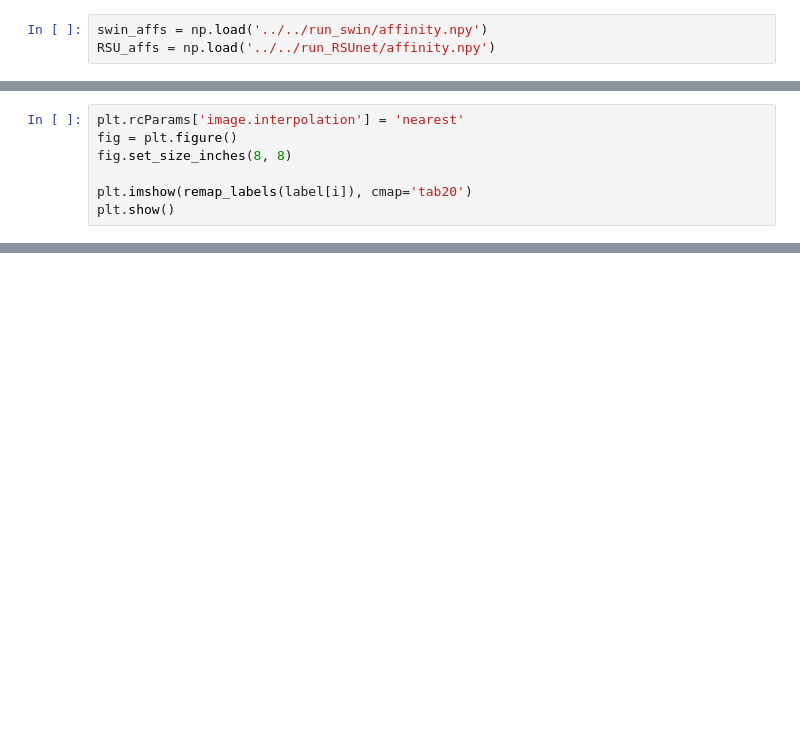
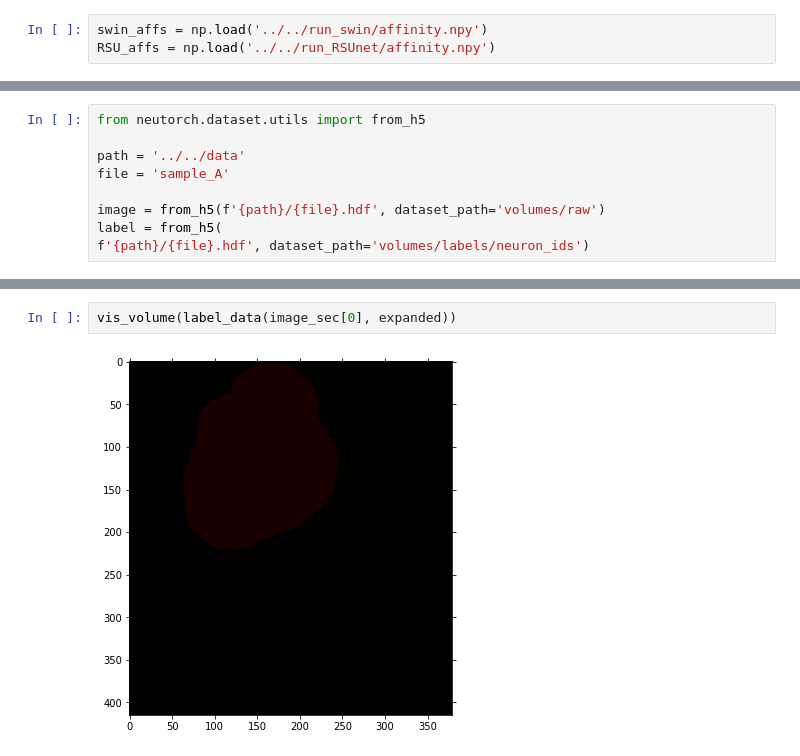
Before and after one commit to image-infomatics/neutorch, a Jupyter notebook: neutorch/notebooks/affinity_2_seg.ipynb, the cells around one changed output, grey strips where cells are left out. Cells and saved outputs as stored; diff of their text form; blank space fills up the shorter version.

```diff
--- a/neutorch/notebooks/affinity_2_seg.ipynb
+++ b/neutorch/notebooks/affinity_2_seg.ipynb
@@ -261,7 +251,0 @@ view_affinity(RSU_affs,i=i)
-# %%
-plt.rcParams['image.interpolation'] = 'nearest'
-fig = plt.figure()
-fig.set_size_inches(8, 8)
-
-plt.imshow(remap_labels(label[i]), cmap='tab20')
-plt.show()
@@ -270,3 +252,12 @@ plt.show()
+# %%
+from neutorch.dataset.utils import from_h5
+
+path = '../../data'
+file = 'sample_A'
+
+image = from_h5(f'{path}/{file}.hdf', dataset_path='volumes/raw')
+label = from_h5(
+f'{path}/{file}.hdf', dataset_path='volumes/labels/neuron_ids')
 # %%
 import numpy as np
 import random
@@ -280,0 +332,4 @@ def remap_labels(x ,start=0,end=255):
+# %%
+vis_volume(label_data(image_sec[0], expanded))
+# %% [output]
+[figure, added]
```
Also changed, not shown: parts of 14 cells of this notebook, 6 other files.
